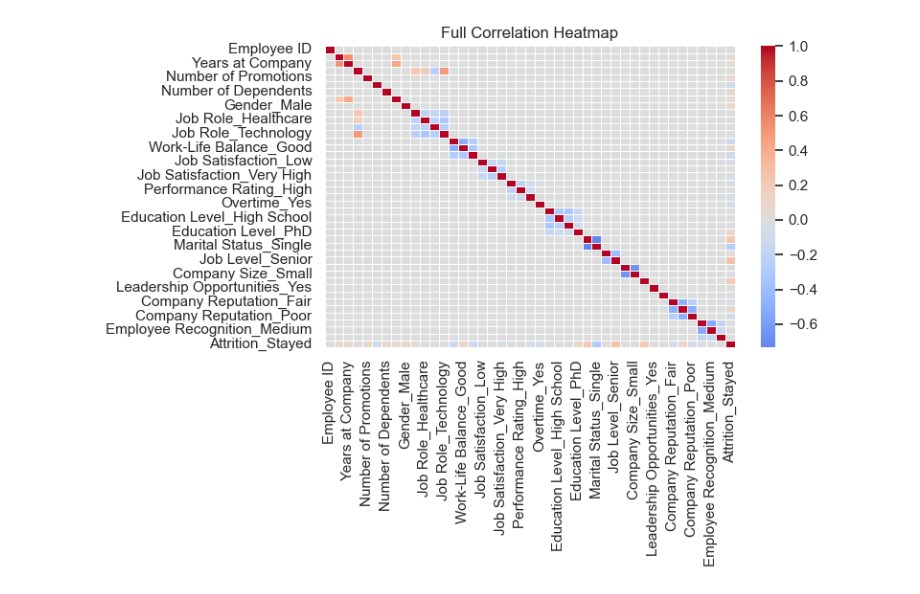
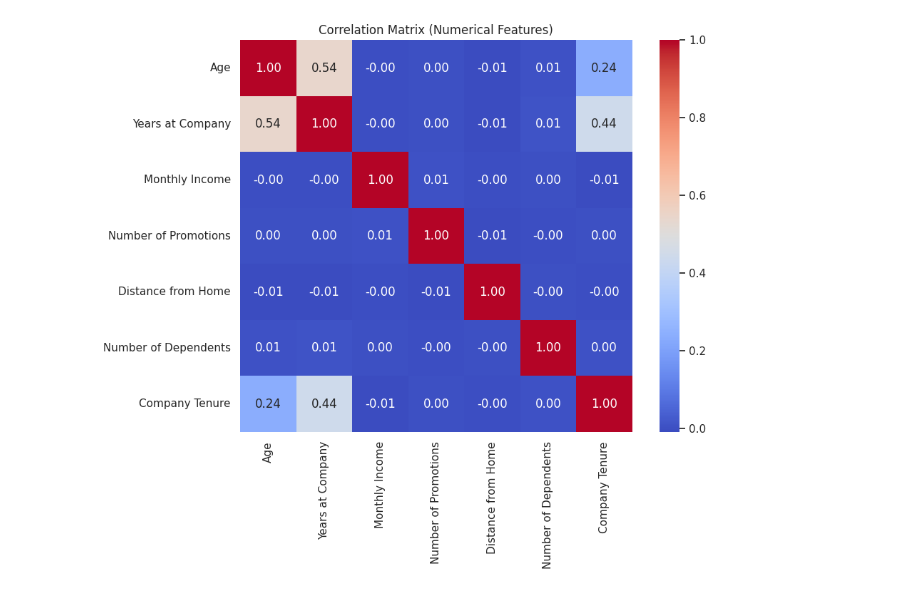
Before and after one commit to Kvnhooman/Employee-Attrition-Prediction_AAI-501, a Jupyter notebook: visualizations.ipynb, the cells around one changed output. Saved outputs shown, nothing was run; the diff lists cells and outputs as text; code cells hidden in the pictures.

```diff
--- a/visualizations.ipynb
+++ b/visualizations.ipynb
@@ -99,0 +24,15 @@ if not top_corr.empty:
+# %%
+sns.set_theme(style="whitegrid")
+plt.rcParams["figure.figsize"] = (10, 6)
+
+# Target Variable Distribution
+attrition_counts = df['Attrition'].value_counts()
+
+# Plot
+plt.figure()
+sns.barplot(x=attrition_counts.index, y=attrition_counts.values)
+plt.title("Attrition Class Distribution")
+plt.ylabel("Number of Employees")
+plt.xlabel("Attrition")
+plt.tight_layout()
+plt.show()
@@ -99,0 +41,14 @@ if not top_corr.empty:
+# %%
+# Select numerical columns (excluding Employee ID)
+numerical_cols = df.select_dtypes(include=['int64', 'float64']).columns.drop('Employee ID')
+
+# Plot histograms for numerical features
+fig, axes = plt.subplots(nrows=3, ncols=3, figsize=(15, 12))
+axes = axes.flatten()
+
+for i, col in enumerate(numerical_cols):
+    sns.histplot(df[col], kde=True, ax=axes[i], bins=30)
+    axes[i].set_title(f"{col} Distribution")
+
+plt.tight_layout()
+plt.show()
@@ -100,9 +57,12 @@ if not top_corr.empty:
 # %%
-# Full Correlation Heatmap
-plt.figure(figsize=(8, 6))
-sns.heatmap(correlation_matrix, cmap='coolwarm', center=0, linewidths=.5)
-plt.title("Full Correlation Heatmap")
+# Compute correlation matrix for numerical features
+correlation_matrix = df[numerical_cols].corr()
+
+# Plot the heatmap
+plt.figure(figsize=(10, 8))
+sns.heatmap(correlation_matrix, annot=True, fmt=".2f", cmap="coolwarm", square=True)
+plt.title("Correlation Matrix (Numerical Features)")
 plt.tight_layout()
 plt.show()
 # %% [output]
-[figure, old version]
+[figure, new version]
```
Also changed, not shown: parts of 10 cells of this notebook, 2 other files.
